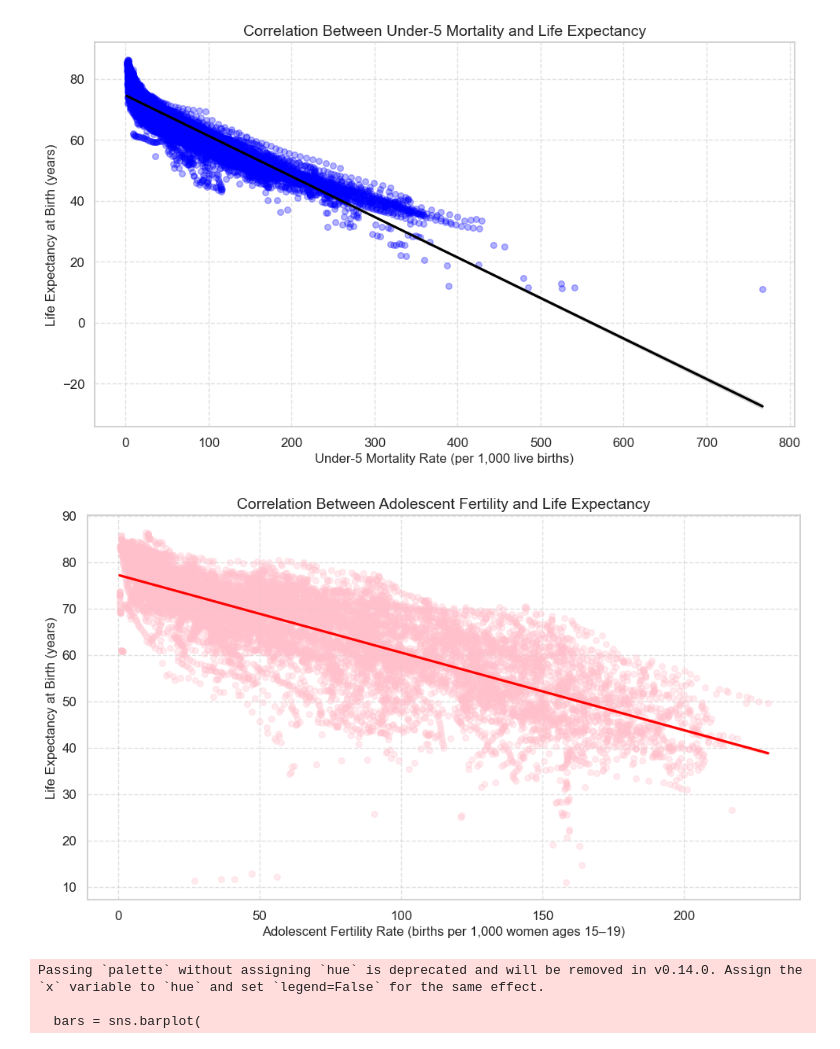
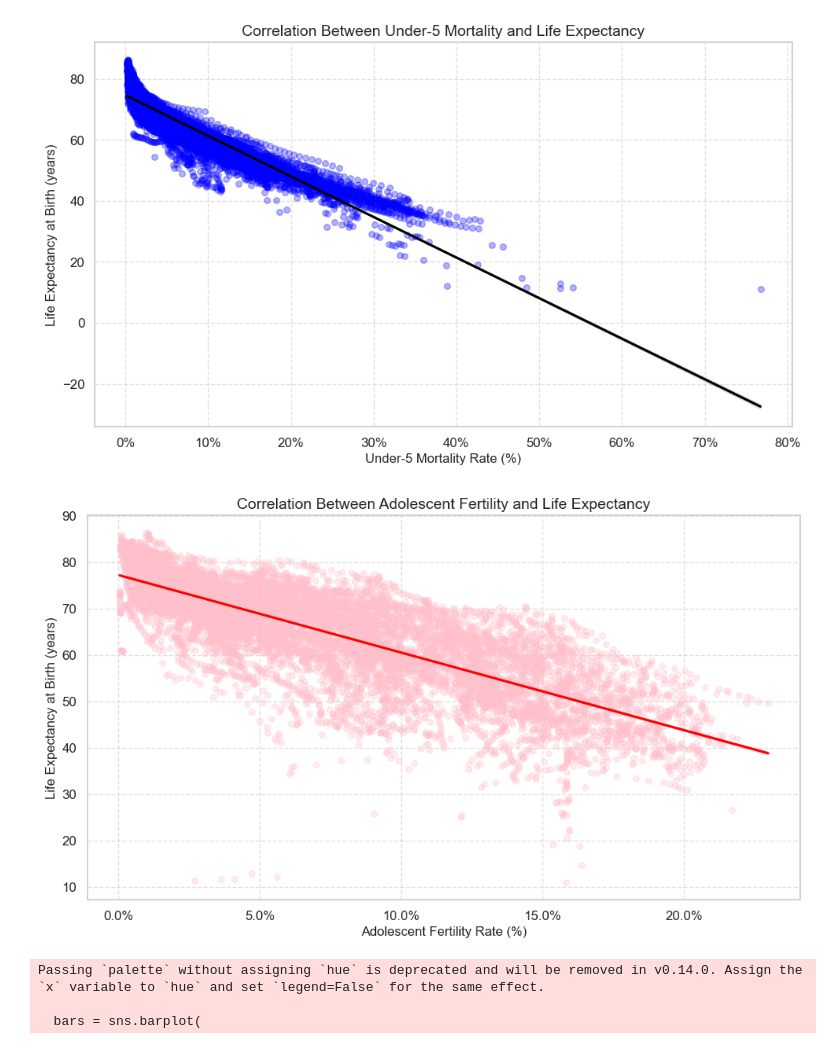
Before and after one commit to AmberLin623/QTM350-Group3, a Jupyter notebook: analysis.ipynb, the cells around one changed output. Saved outputs shown, nothing was run; the diff lists cells and outputs as text; code cells hidden in the pictures.

Commit message:
Update the two correlation plots

```diff
--- a/analysis.ipynb
+++ b/analysis.ipynb
@@ -19,7 +17,9 @@ df = df.rename(columns={
     "adofert": "AdoleFertility"
 })
 # %%
-# Compute and graph correlation between U-5 Mortality and Life Expectancy
+# Create a new column for Under-5 Mortality as a percentage
+df['U5MortalityPercent'] = df['U5Mortality'] / 10
+
 # Set up the plot style
 sns.set(style="whitegrid", font_scale=1.1)
 plt.figure(figsize=(10, 6))
@@ -27,7 +27,7 @@ plt.figure(figsize=(10, 6))
 # Scatter plot with regression line
 sns.regplot(
     data=df,
-    x="U5Mortality",
+    x="U5MortalityPercent",
     y="LifeExpectancy",
     scatter_kws={"alpha": 0.3, "s": 30},
     line_kws={"color": "black"},
@@ -36,42 +36,56 @@ sns.regplot(
 
 # Add titles and labels
 plt.title("Correlation Between Under-5 Mortality and Life Expectancy", fontsize=14)
-plt.xlabel("Under-5 Mortality Rate (per 1,000 live births)", fontsize=12)
+plt.xlabel("Under-5 Mortality Rate (%)", fontsize=12)
 plt.ylabel("Life Expectancy at Birth (years)", fontsize=12)
+
+# Format x-axis to percentage
+ax = plt.gca()
+ax.xaxis.set_major_formatter(mtick.PercentFormatter(xmax=100))
+
+# Add grid and layout
 plt.grid(True, linestyle="--", alpha=0.6)
 plt.tight_layout()
 
 # Show the plot
 plt.show()
 # %% [output]
-[figure, old version]
+[figure, new version]
 # %%
-# Compute and graph correlation between Adolescent Fertility and Life Expectancy
+# Create a new column for Adolescent Fertility as a percentage
+df['AdoleFertilityPercent'] = df['AdoleFertility'] / 10
+
 # Set up the plot style
 sns.set(style="whitegrid", font_scale=1.1)
 plt.figure(figsize=(10, 6))
 
 # Scatter plot with regression line
 sns.regplot(
     data=df,
-    x="AdoleFertility",
+    x="AdoleFertilityPercent",
     y="LifeExpectancy",
     scatter_kws={"alpha": 0.3, "s": 30},
     line_kws={"color": "red"},
     color="pink"
 )
 
 # Add titles and labels
 plt.title("Correlation Between Adolescent Fertility and Life Expectancy", fontsize=14)
-plt.xlabel("Adolescent Fertility Rate (births per 1,000 women ages 15–19)", fontsize=12)
+plt.xlabel("Adolescent Fertility Rate (%)", fontsize=12)  # Update to percentage
 plt.ylabel("Life Expectancy at Birth (years)", fontsize=12)
+
+# Format x-axis to percentage
+ax = plt.gca()
+ax.xaxis.set_major_formatter(mtick.PercentFormatter(xmax=100))
+
+# Add grid and layout
 plt.grid(True, linestyle="--", alpha=0.6)
 plt.tight_layout()
 
 # Show the plot
 plt.show()
 # %% [output]
-[figure, old version]
+[figure, new version]
 # %%
 # Compare whether Adolescent fertility or U-5 mortality correlates more with life expectancy using standardized coefficients
 
```
Also changed, not shown: parts of 1 cell of this notebook.
